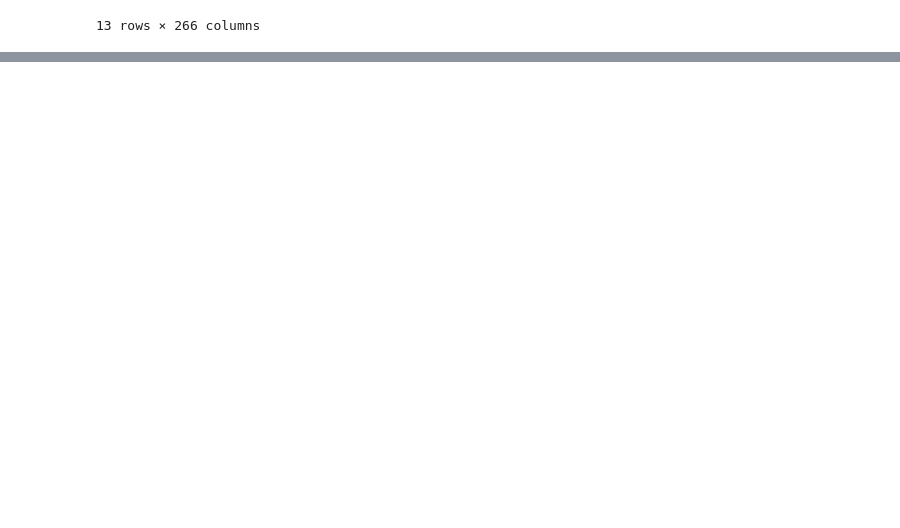
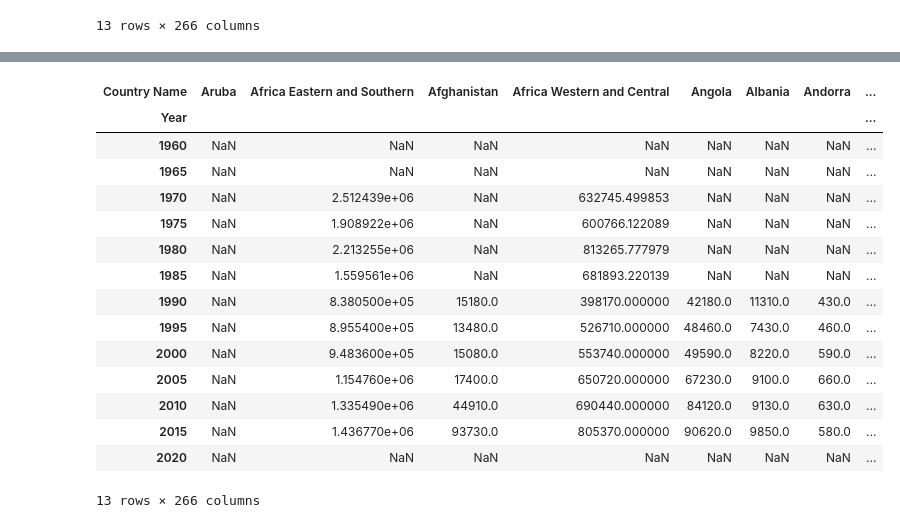
Before and after one commit to tan-lights/ADS1-Assignment-2, a Jupyter notebook: ADS1 Assignment 2 - Tanvir Ahmed.ipynb, the cells around one changed output, grey strips where cells are left out. Saved outputs shown, nothing was run; the diff lists cells and outputs as text; code cells hidden in the pictures; blank space fills up the shorter version.

```diff
--- a/ADS1 Assignment 2 - Tanvir Ahmed.ipynb
+++ b/ADS1 Assignment 2 - Tanvir Ahmed.ipynb
@@ -106,0 +105,20 @@ df_emission[1] # The second dataframe with countries as columns
+# %%
+df_emission[1].columns = country_names['Country Name']
+df_emission[1]
+# %% [output]
+| Country Name | Aruba | Africa Eastern and Southern | Afghanistan | Africa Western and Central | Angola | Albania | Andorra | ... |
+| Year |  |  |  |  |  |  |  | ... |
+| 1960 | NaN | NaN | NaN | NaN | NaN | NaN | NaN | ... |
+| 1965 | NaN | NaN | NaN | NaN | NaN | NaN | NaN | ... |
+| 1970 | NaN | 2.512439e+06 | NaN | 632745.499853 | NaN | NaN | NaN | ... |
+| 1975 | NaN | 1.908922e+06 | NaN | 600766.122089 | NaN | NaN | NaN | ... |
+| 1980 | NaN | 2.213255e+06 | NaN | 813265.777979 | NaN | NaN | NaN | ... |
+| 1985 | NaN | 1.559561e+06 | NaN | 681893.220139 | NaN | NaN | NaN | ... |
+| 1990 | NaN | 8.380500e+05 | 15180.0 | 398170.000000 | 42180.0 | 11310.0 | 430.0 | ... |
+| 1995 | NaN | 8.955400e+05 | 13480.0 | 526710.000000 | 48460.0 | 7430.0 | 460.0 | ... |
+| 2000 | NaN | 9.483600e+05 | 15080.0 | 553740.000000 | 49590.0 | 8220.0 | 590.0 | ... |
+| 2005 | NaN | 1.154760e+06 | 17400.0 | 650720.000000 | 67230.0 | 9100.0 | 660.0 | ... |
+| 2010 | NaN | 1.335490e+06 | 44910.0 | 690440.000000 | 84120.0 | 9130.0 | 630.0 | ... |
+| 2015 | NaN | 1.436770e+06 | 93730.0 | 805370.000000 | 90620.0 | 9850.0 | 580.0 | ... |
+| 2020 | NaN | NaN | NaN | NaN | NaN | NaN | NaN | ... |
+13 rows × 266 columns
```
Also changed, not shown: parts of 10 cells of this notebook.
